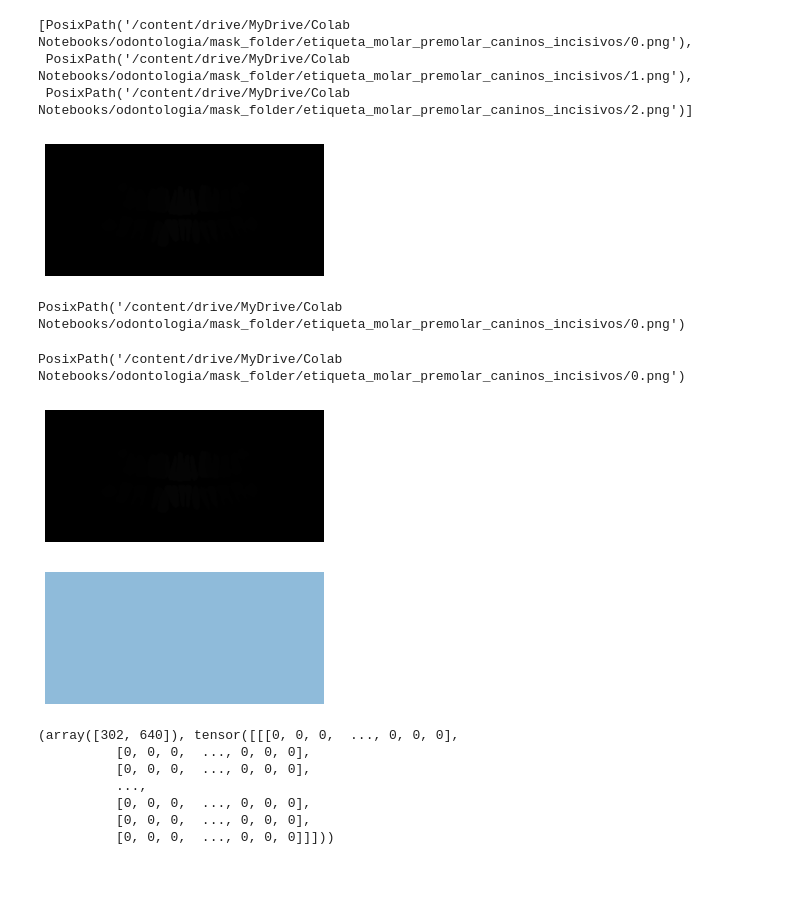
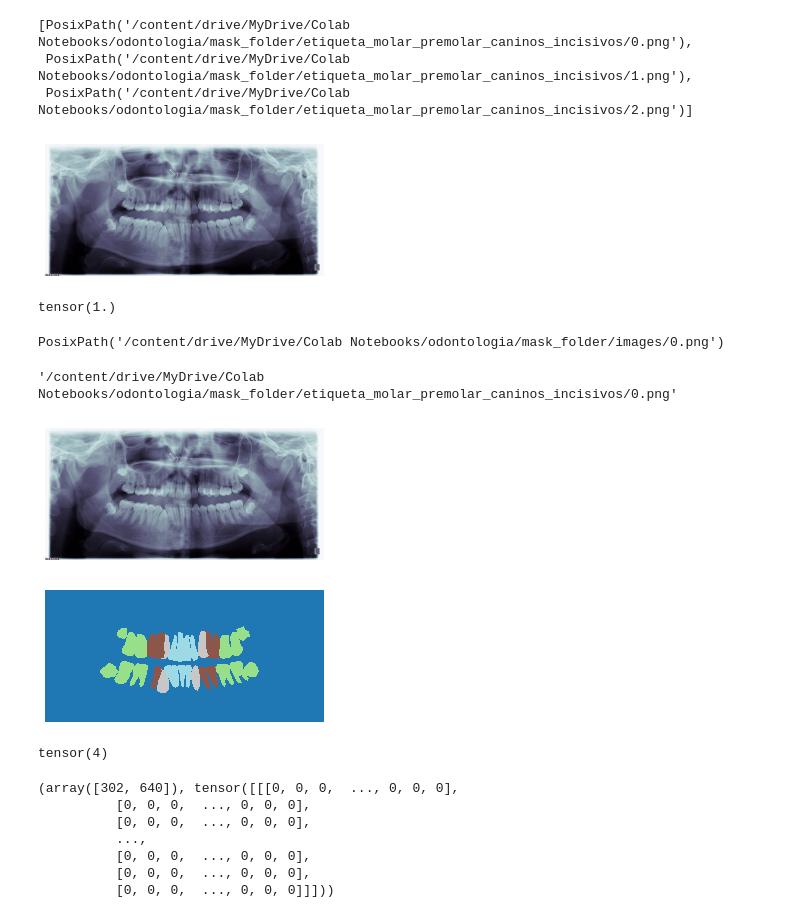
Before and after one commit to massirism/DeTodoUnPoco, a Jupyter notebook: Unet_Image_segmentation.ipynb, the cells around one changed output. Cells and saved outputs as stored; diff of their text form; code cells hidden in the pictures; blank space fills up the shorter version.

```diff
--- a/Unet_Image_segmentation.ipynb
+++ b/Unet_Image_segmentation.ipynb
@@ -67,8 +67,8 @@ lbl_names[:3]
  PosixPath('/content/drive/MyDrive/Colab Notebooks/odontologia/mask_folder/etiqueta_molar_premolar_caninos_incisivos/1.png'),
  PosixPath('/content/drive/MyDrive/Colab Notebooks/odontologia/mask_folder/etiqueta_molar_premolar_caninos_incisivos/2.png')]
 # %%
-img_f = lbl_names[0]
+img_f = fnames[0]
 img = open_image(img_f)
 img.show(figsize=(5, 5))
 # %% [output]
-[figure, old version]
+[figure, new version]
@@ -77,21 +75,32 @@ get_y_fn = lambda x: x
+# %%
+img.data.max()
+# %% [output]
+tensor(1.)
+# %%
+# get_y_fn = lambda x: x
+get_y_fn = lambda x: path_lbl+f'{x.stem}{x.suffix}'
 # %%
 img_f
 # %% [output]
-PosixPath('/content/drive/MyDrive/Colab Notebooks/odontologia/mask_folder/etiqueta_molar_premolar_caninos_incisivos/0.png')
+PosixPath('/content/drive/MyDrive/Colab Notebooks/odontologia/mask_folder/images/0.png')
 # %%
 get_y_fn(img_f)
 # %% [output]
-PosixPath('/content/drive/MyDrive/Colab Notebooks/odontologia/mask_folder/etiqueta_molar_premolar_caninos_incisivos/0.png')
+'/content/drive/MyDrive/Colab Notebooks/odontologia/mask_folder/etiqueta_molar_premolar_caninos_incisivos/0.png'
 # %%
 img = open_image(img_f)
 img.show(figsize=(5,5))
 # %% [output]
-[figure, old version]
+[figure, new version]
 # %%
-mask = open_mask(get_y_fn(img_f),div=True)
-mask.show(figsize=(5, 5))
+mask = open_mask(get_y_fn(img_f))
+mask.show(figsize=(5, 5), alpha=1)
 # %% [output]
-[figure, old version]
+[figure, new version]
+# %%
+mask.data.max()
+# %% [output]
+tensor(4)
 # %%
 src_size = np.array(mask.shape[1:])
 src_size, mask.data
```
Also changed, not shown: parts of 35 cells of this notebook.
